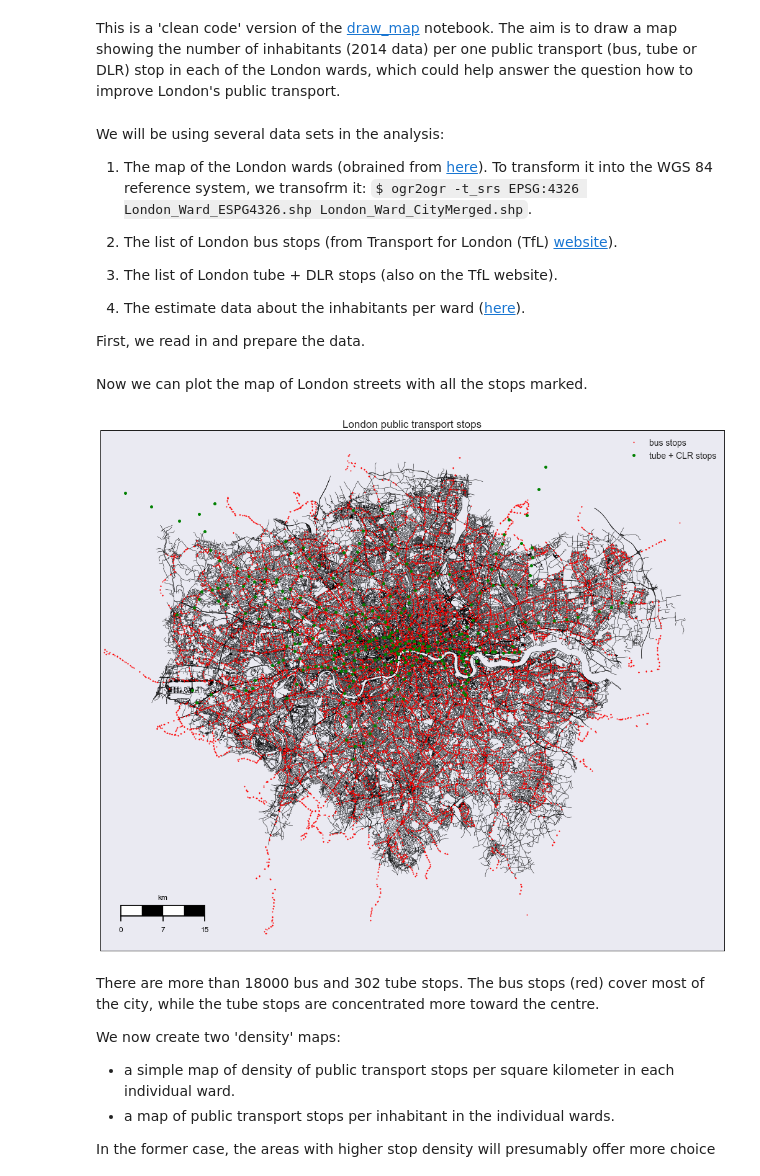
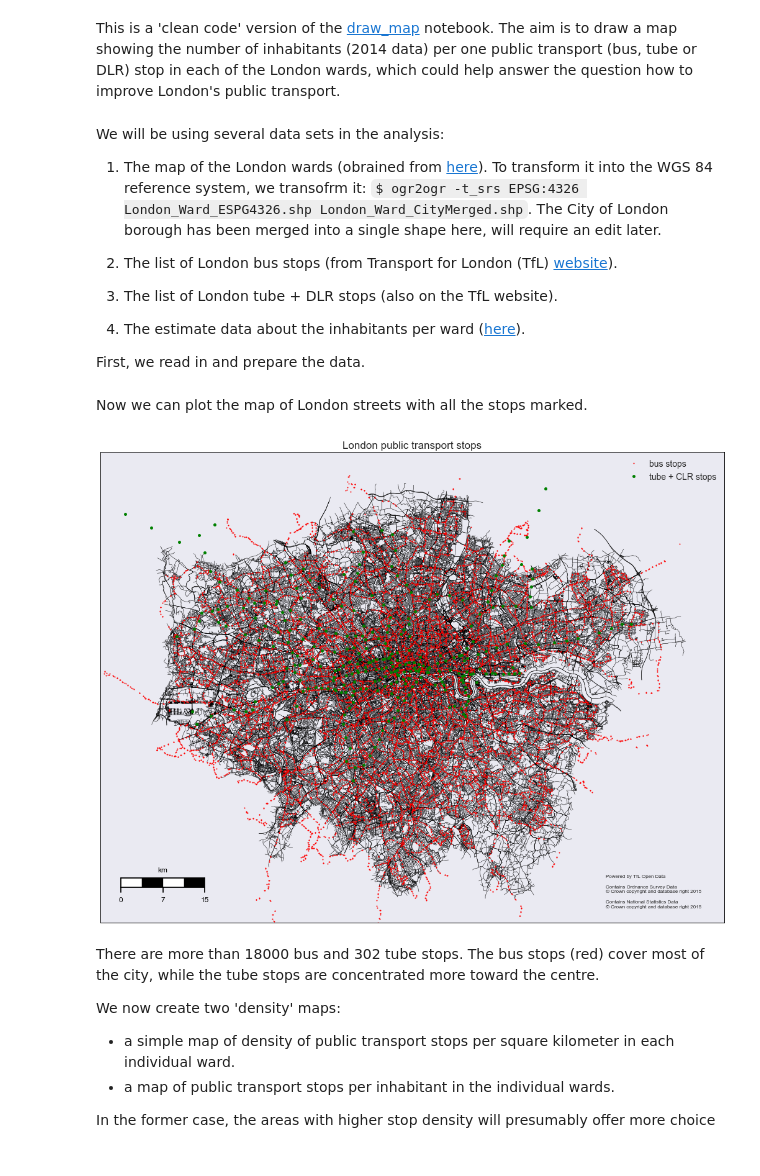
Before and after one commit to ondrejiayc/mapCrap, a Jupyter notebook: density_maps.ipynb, the cells around one changed output. Cells and saved outputs as stored; diff of their text form; code cells hidden in the pictures.

Commit message:
Density map done, copyrights included.

```diff
--- a/density_maps.ipynb
+++ b/density_maps.ipynb
@@ -23,7 +23,7 @@ rcParams['figure.figsize'] = (18,18)
 # %% [markdown]
 We will be using several data sets in the analysis:
 
-1. The map of the London wards (obrained from [here](http://data.london.gov.uk/dataset/statistical-gis-boundary-files-london)). To transform it into the WGS 84 reference system, we transofrm it: `$ ogr2ogr -t_srs EPSG:4326 London_Ward_ESPG4326.shp London_Ward_CityMerged.shp`.
+1. The map of the London wards (obrained from [here](http://data.london.gov.uk/dataset/statistical-gis-boundary-files-london)). To transform it into the WGS 84 reference system, we transofrm it: `$ ogr2ogr -t_srs EPSG:4326 London_Ward_ESPG4326.shp London_Ward_CityMerged.shp`. The City of London borough has been merged into a single shape here, will require an edit later.
 
 2. The list of London bus stops (from Transport for London (TfL) [website](https://api-portal.tfl.gov.uk/docs)).
 
@@ -78,30 +78,40 @@ Now we can plot the map of London streets with all the stops marked.
 # %%
 plt.clf()
 
 myMap = Basemap(projection='merc',resolution='h',area_thresh=0.1,
-                llcrnrlon=-.6,llcrnrlat=51.21,urcrnrlon=.4,urcrnrlat=51.73)
+                llcrnrlon=-.6,llcrnrlat=51.26,urcrnrlon=.4,urcrnrlat=51.73)
 
 myMap.drawmapboundary()
 
 #myMap.drawrivers(color='aqua',linewidth=2.)
-myMap.drawmapscale(lon=-.5,lat=51.25,lon0=-0.13,lat0=51.51,length=15,barstyle='fancy',fontsize=12)
+myMap.drawmapscale(lon=-.5,lat=51.3,lon0=-0.13,lat0=51.51,length=15,barstyle='fancy',fontsize=12)
 
-#myMap.readshapefile('data/London-wards-2014_ESRI/London_Ward_ESPG4326','london')
+myMap.readshapefile('data/London-wards-2014_ESRI/London_Ward_ESPG4326','london')
 myMap.readshapefile('data/roads','roads')
 
 x,y = myMap(list(busStops['lon']),list(busStops['lat']))
 myMap.plot(x,y,'ro',markersize=2,label='bus stops')
 
 x,y = myMap(list(tubeStops['lon']),list(tubeStops['lat']))
 myMap.plot(x,y,'go',markersize=5,label='tube + CLR stops')
 
+# copyright notices
+x,y = myMap(0.21,51.305)
+plt.text(x,y,u'Powered by TfL Open Data', size=8)
+
+x,y = myMap(0.21,51.290)
+plt.text(x,y,u'Contains Ordnance Survey Data\n© Crown copyright and database right 2015', size=8)
+
+x,y = myMap(0.21,51.275)
+plt.text(x,y,u'Contains National Statistics Data\n© Crown copyright and database right 2015', size=8)
+
 plt.legend(fontsize=14)
 
 plt.title('London public transport stops',fontsize=17)
 
 plt.show()
 # %% [output]
-[figure, old version]
+[figure, new version]
 # %% [markdown]
 There are more than 18000 bus and 302 tube stops. The bus stops (red) cover most of the city, while the tube stops are concentrated more toward the centre.
 
```
Also changed, not shown: parts of 8 cells of this notebook.
